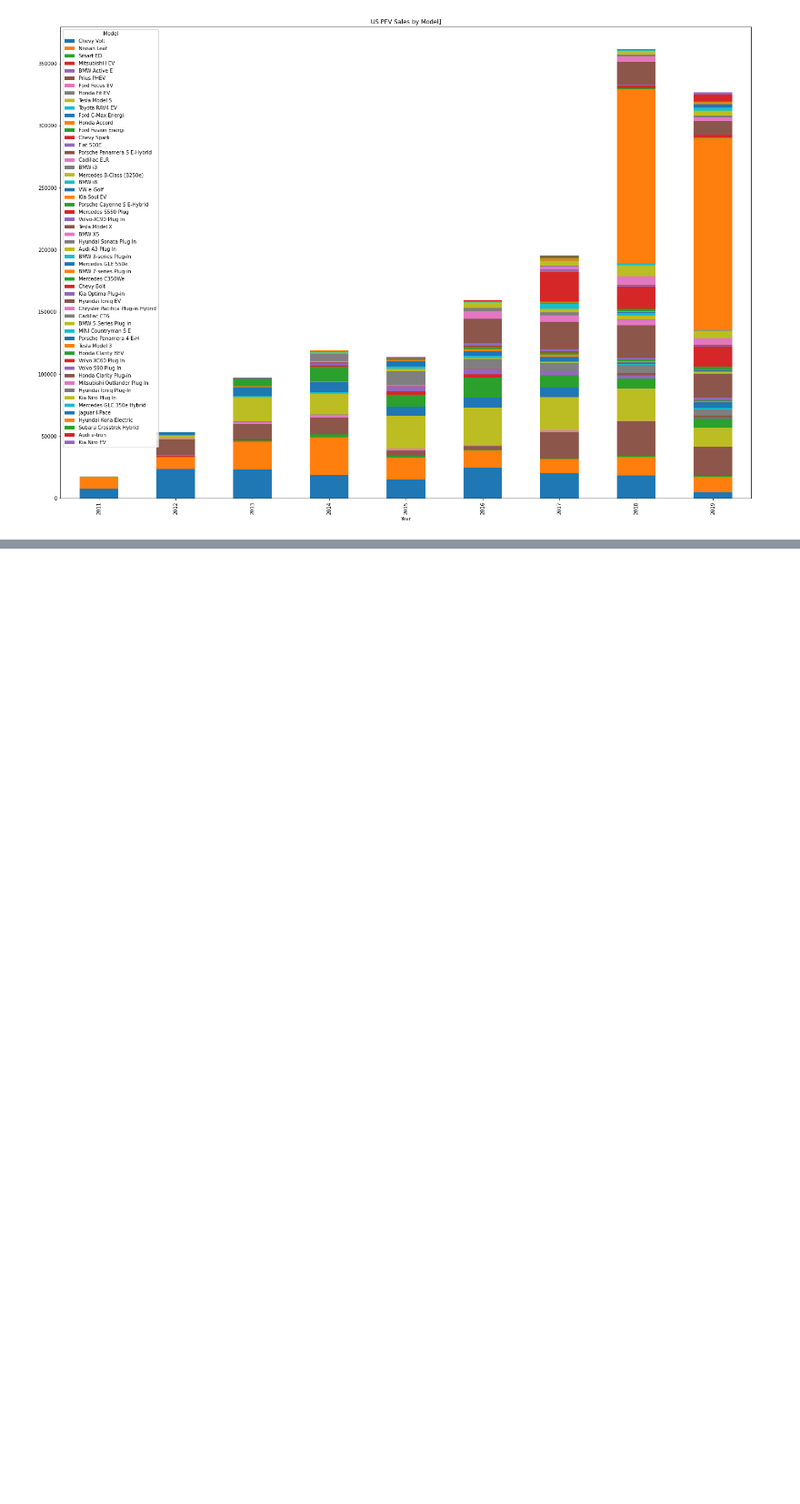
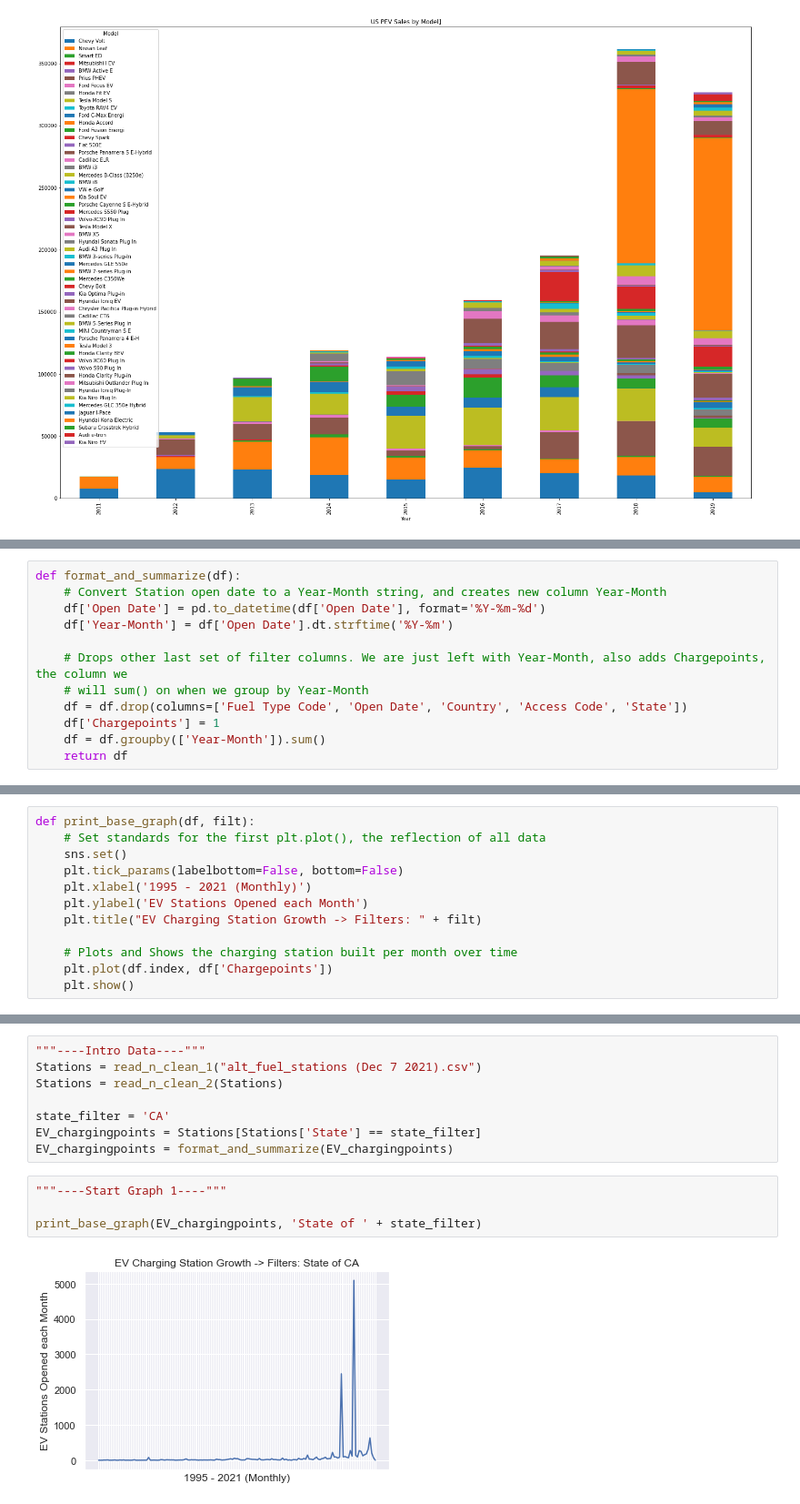
Before and after one commit to nabilkebichi/DS2500-Group-4, a Jupyter notebook: median_income/final_project_notebook_aidan.ipynb, the cells around one changed output, grey strips where cells are left out. Shown: that part at 91% size. Drawn from its saved outputs; the diff is of its cells as text; blank space fills up the shorter version.

```diff
--- a/median_income/final_project_notebook_aidan.ipynb
+++ b/median_income/final_project_notebook_aidan.ipynb
@@ -202,0 +279,12 @@ named_pivot_df.plot.bar(stacked=True, figsize=(25,17.5), title = "US PEV Sales b
+# %%
+def format_and_summarize(df):
+    # Convert Station open date to a Year-Month string, and creates new column Year-Month
+    df['Open Date'] = pd.to_datetime(df['Open Date'], format='%Y-%m-%d')
+    df['Year-Month'] = df['Open Date'].dt.strftime('%Y-%m')
+
+    # Drops other last set of filter columns. We are just left with Year-Month, also adds Chargepoints, the column we
+    # will sum() on when we group by Year-Month
+    df = df.drop(columns=['Fuel Type Code', 'Open Date', 'Country', 'Access Code', 'State'])
+    df['Chargepoints'] = 1
+    df = df.groupby(['Year-Month']).sum()
+    return df
@@ -202,0 +330,12 @@ named_pivot_df.plot.bar(stacked=True, figsize=(25,17.5), title = "US PEV Sales b
+# %%
+def print_base_graph(df, filt):
+    # Set standards for the first plt.plot(), the reflection of all data
+    sns.set()
+    plt.tick_params(labelbottom=False, bottom=False)
+    plt.xlabel('1995 - 2021 (Monthly)')
+    plt.ylabel('EV Stations Opened each Month')
+    plt.title("EV Charging Station Growth -> Filters: " + filt)
+
+    # Plots and Shows the charging station built per month over time
+    plt.plot(df.index, df['Chargepoints'])
+    plt.show()
@@ -202,0 +379,14 @@ named_pivot_df.plot.bar(stacked=True, figsize=(25,17.5), title = "US PEV Sales b
+# %%
+"""----Intro Data----"""
+Stations = read_n_clean_1("alt_fuel_stations (Dec 7 2021).csv")
+Stations = read_n_clean_2(Stations)
+
+state_filter = 'CA'
+EV_chargingpoints = Stations[Stations['State'] == state_filter]
+EV_chargingpoints = format_and_summarize(EV_chargingpoints)
+# %%
+"""----Start Graph 1----"""
+
+print_base_graph(EV_chargingpoints, 'State of ' + state_filter)
+# %% [output]
+[figure, added]
```
Also changed, not shown: parts of 25 cells of this notebook, 6 other files.
